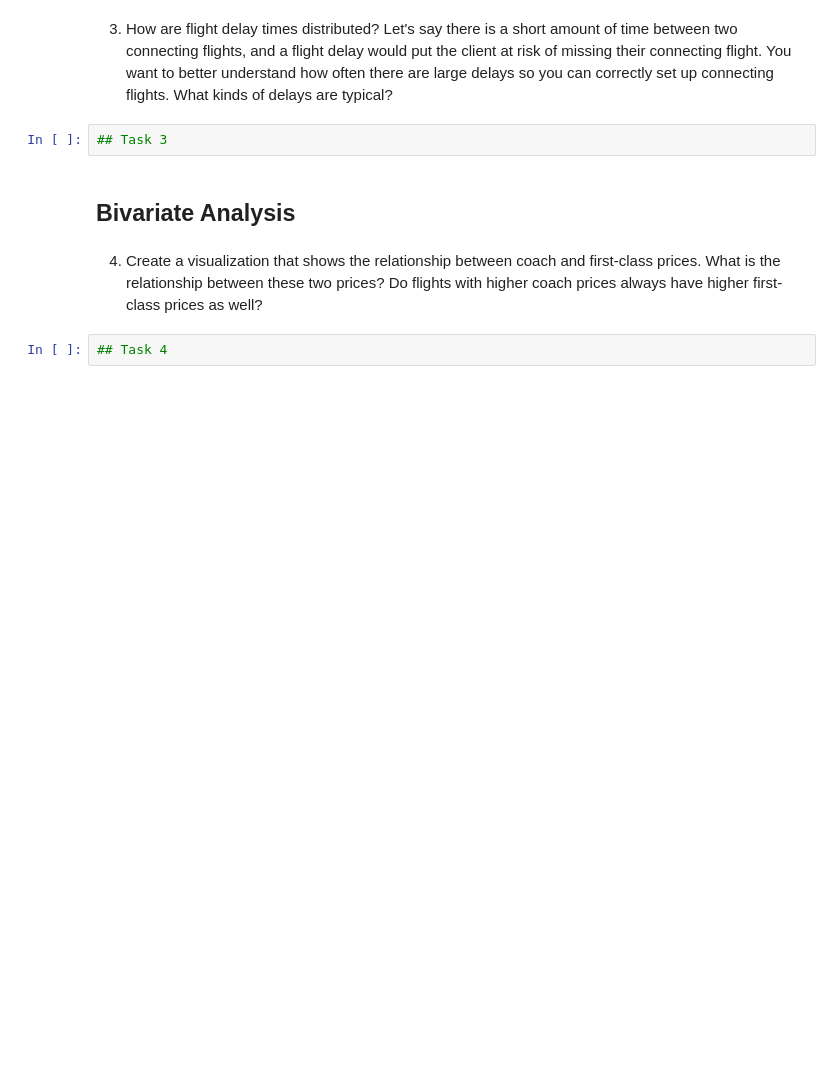
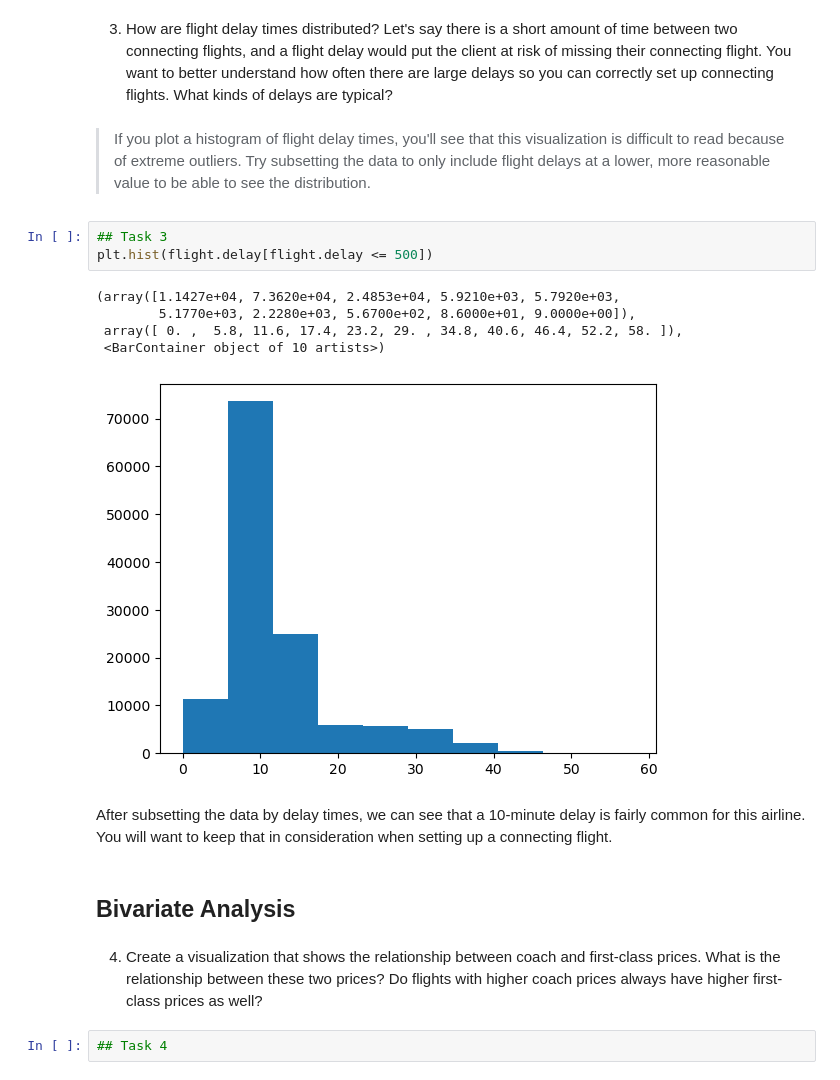
Before and after one commit to oldoc63/learningDS, a Jupyter notebook: exploreByVisual/Airline Analysis.ipynb, the cells around one changed output. Saved outputs shown, nothing was run; the diff lists cells and outputs as text; blank space fills up the shorter version.

```diff
--- a/exploreByVisual/Airline Analysis.ipynb
+++ b/exploreByVisual/Airline Analysis.ipynb
@@ -149,7 +168,18 @@ plt.clf() # Clear the plot
 # %% [markdown]
 3. How are flight delay times distributed? Let's say there is a short amount of time between two connecting flights, and a flight delay would put the client at risk of missing their connecting flight. You want to better understand how often there are large delays so you can correctly set up connecting flights. What kinds of delays are typical?
+# %% [markdown]
+> If you plot a histogram of flight delay times, you'll see that this visualization is difficult to read because of extreme outliers. Try subsetting the data to only include flight delays at a lower, more reasonable value to be able to see the distribution.
 # %%
 ## Task 3
+plt.hist(flight.delay[flight.delay <= 500])
+# %% [output]
+(array([1.1427e+04, 7.3620e+04, 2.4853e+04, 5.9210e+03, 5.7920e+03,
+        5.1770e+03, 2.2280e+03, 5.6700e+02, 8.6000e+01, 9.0000e+00]),
+ array([ 0. ,  5.8, 11.6, 17.4, 23.2, 29. , 34.8, 40.6, 46.4, 52.2, 58. ]),
+ <BarContainer object of 10 artists>)
+[figure, added]
+# %% [markdown]
+After subsetting the data by delay times, we can see that a 10-minute delay is fairly common for this airline. You will want to keep that in consideration when setting up a connecting flight.
 # %% [markdown]
 ## Bivariate Analysis
 # %% [markdown]
```
Also changed, not shown: parts of 4 cells of this notebook.
